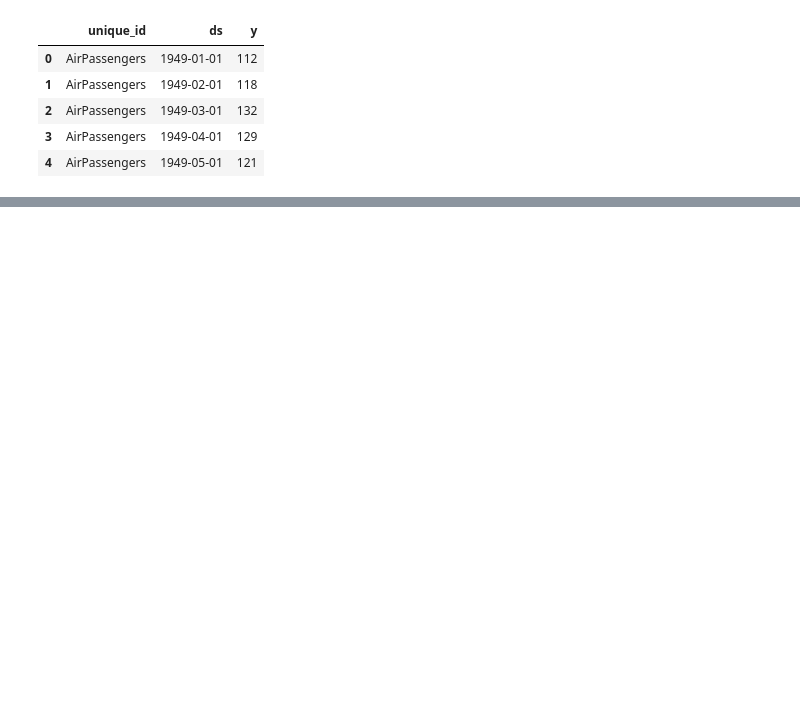
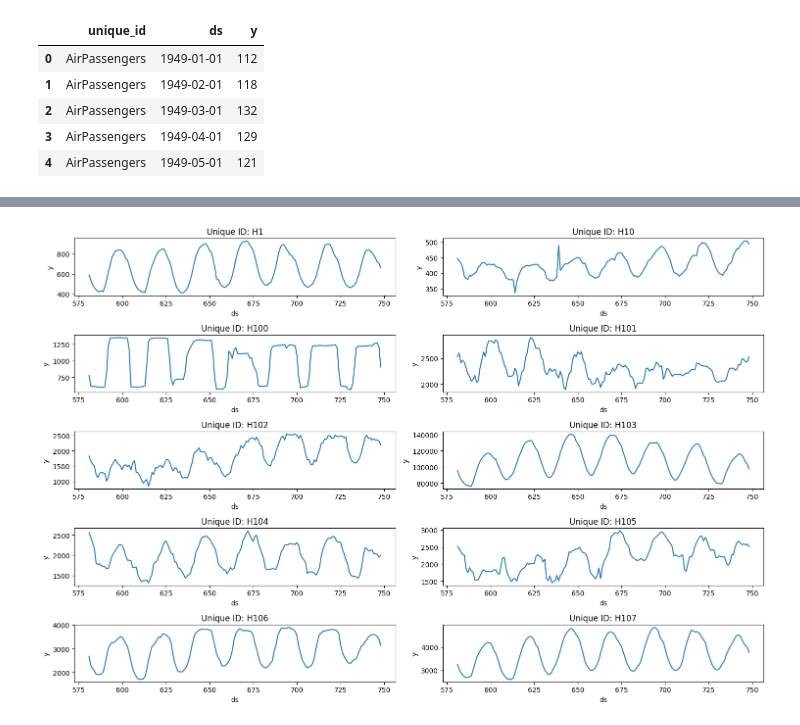
Before and after one commit to DavidGuzzi/TSA, a Jupyter notebook: Nixtla/SF.ipynb, the cells around one changed output, grey strips where cells are left out. Cells and saved outputs as stored; diff of their text form; code cells hidden in the pictures; blank space fills up the shorter version.

```diff
--- a/Nixtla/SF.ipynb
+++ b/Nixtla/SF.ipynb
@@ -11,0 +62,3 @@ df.head()
+# %%
+Y_df = pd.read_parquet('https://datasets-nixtla.s3.amazonaws.com/m4-hourly.parquet')
+Y_df.head()
@@ -11,0 +72,30 @@ df.head()
+# %%
+uids = Y_df['unique_id'].unique()[:10] # Select 10 ids to make the example faster
+Y_df = Y_df.query('unique_id in @uids')
+Y_df = Y_df.groupby('unique_id').tail(7 * 24) #Select last 7 days of data to make example faster
+# %%
+import matplotlib.pyplot as plt
+
+# Ejemplo de datos (reemplaza esto con tu DataFrame real)
+# Y_df = pd.read_parquet('your_parquet_file.parquet')
+
+# Crear un subconjunto si tienes demasiados unique_ids (opcional)
+unique_ids = Y_df['unique_id'].unique()
+
+# Configuración de subgráficos
+fig, axes = plt.subplots(nrows=5, ncols=2, figsize=(15, 10))
+axes = axes.flatten()  # Convertimos en una lista plana para iterar fácilmente
+
+for idx, unique_id in enumerate(unique_ids):  # Solo los primeros 6 ids
+    ax = axes[idx]  # Seleccionamos el subplot correspondiente
+    df_filtered = Y_df[Y_df['unique_id'] == unique_id]
+    ax.plot(df_filtered['ds'], df_filtered['y'], label=f"ID: {unique_id}")
+    ax.set_title(f"Unique ID: {unique_id}")
+    ax.set_xlabel("ds")
+    ax.set_ylabel("y")
+
+# Ajustar diseño
+plt.tight_layout()
+plt.show()
+# %% [output]
+[figure, added]
```
Also changed, not shown: parts of 9 cells of this notebook.
